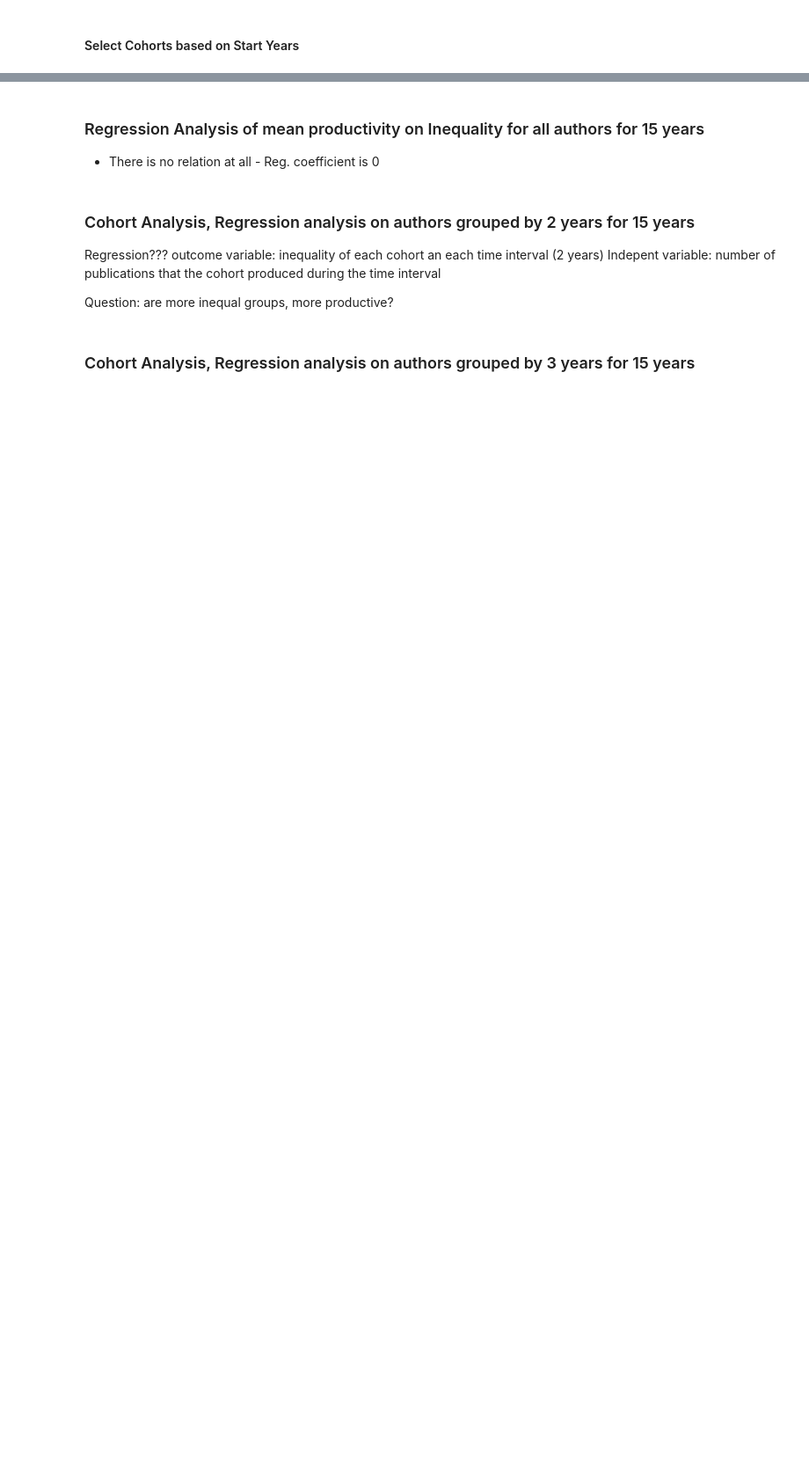
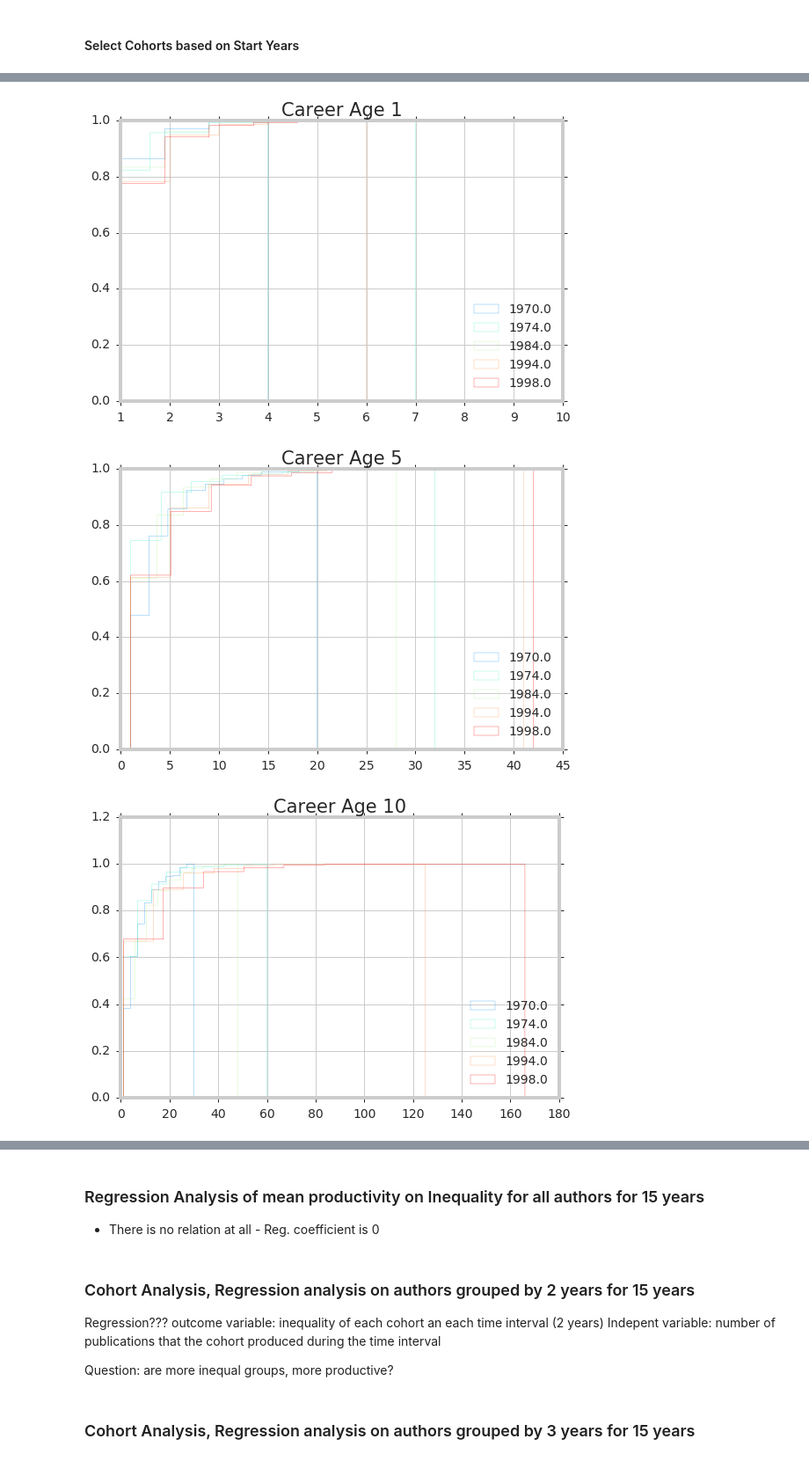
Before and after one commit to gesiscss/inequality, a Jupyter notebook: cohort-analysis-publications.ipynb, the cells around one changed output, grey strips where cells are left out. Shown at 88% size. Drawn from its saved outputs; the diff is of its cells as text; code cells hidden in the pictures; blank space fills up the shorter version.

```diff
--- a/cohort-analysis-publications.ipynb
+++ b/cohort-analysis-publications.ipynb
@@ -278,0 +172,10 @@ TypeError: Iterator operand or requested dtype holds references, but the REFS_OK
+# %%
+cohort_careerage_df = plot.get_cohort_careerage_df(groupByYearData, cohort_start_years, CAREER_LENGTH, 'cum_num_pub')
+plot.plot_cumulative_dist(cohort_careerage_df, 1, 'cum_num_pub', 'Cum Number of Publications')
+plot.plot_cumulative_dist(cohort_careerage_df, 5, 'cum_num_pub', 'Cum Number of Publications')
+plot.plot_cumulative_dist(cohort_careerage_df, 10, 'cum_num_pub', 'Cum Number of Publications')
+plot.plot_cumulative_dist(cohort_careerage_df, 15, 'cum_num_pub', 'Cum Number of Publications')
+# %% [output]
+[figure, added]
+[figure, added]
+[figure, added]
```
Also changed, not shown: parts of 12 cells of this notebook, 1 other file.
